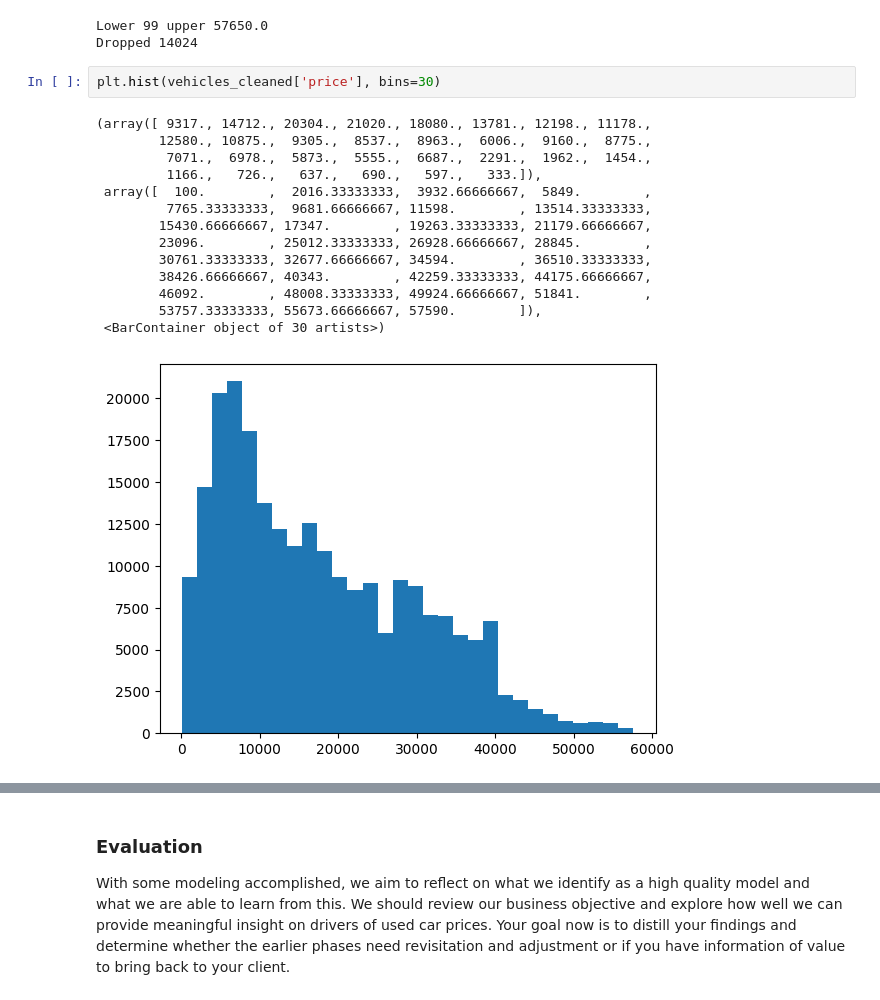
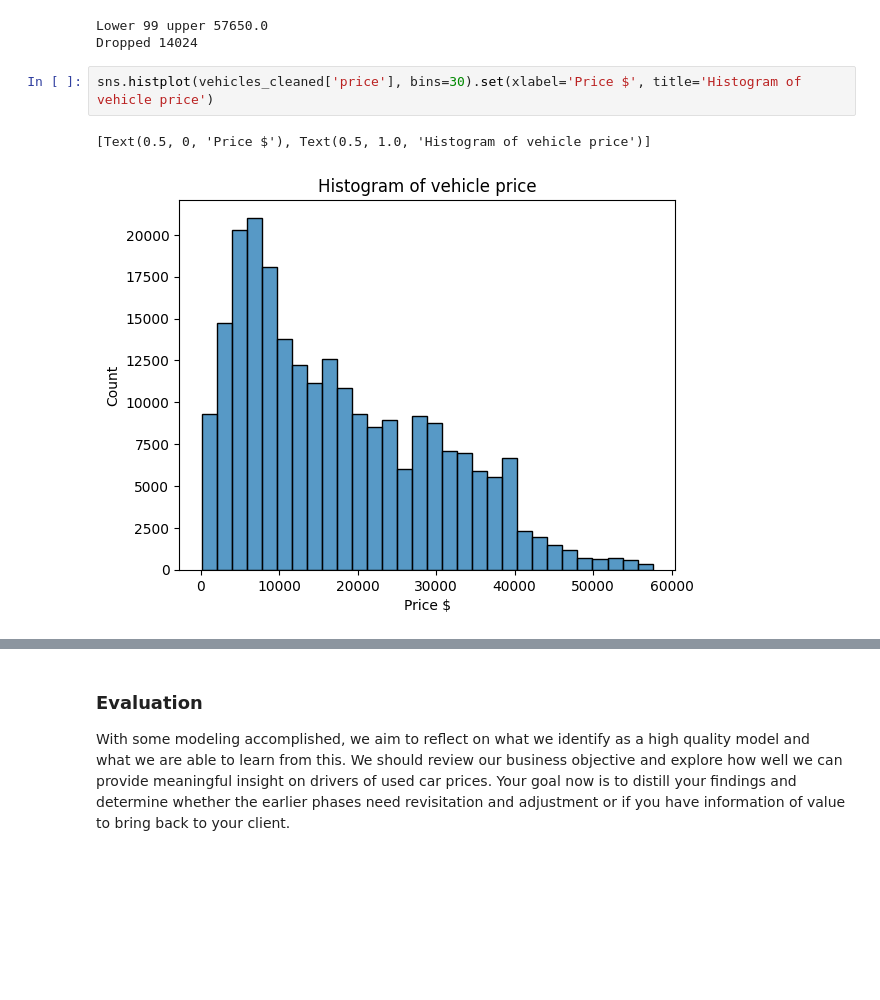
Before and after one commit to caller9/berkeley_ai_cert_module_11, a Jupyter notebook: practical_application_2.ipynb, the cells around one changed output, grey strips where cells are left out. Saved outputs shown, nothing was run; the diff lists cells and outputs as text; blank space fills up the shorter version.

```diff
--- a/practical_application_2.ipynb
+++ b/practical_application_2.ipynb
@@ -160,23 +160,11 @@ print(f"Dropped {vehicles.shape[0] - vehicles_cleaned.shape[0]}")
 # %% [output]
 Lower 99 upper 57650.0
 Dropped 14024
-# %%
-plt.hist(vehicles_cleaned['price'], bins=30)
-# %% [output]
-(array([ 9317., 14712., 20304., 21020., 18080., 13781., 12198., 11178.,
-        12580., 10875.,  9305.,  8537.,  8963.,  6006.,  9160.,  8775.,
-         7071.,  6978.,  5873.,  5555.,  6687.,  2291.,  1962.,  1454.,
-         1166.,   726.,   637.,   690.,   597.,   333.]),
- array([  100.        ,  2016.33333333,  3932.66666667,  5849.        ,
-         7765.33333333,  9681.66666667, 11598.        , 13514.33333333,
-        15430.66666667, 17347.        , 19263.33333333, 21179.66666667,
-        23096.        , 25012.33333333, 26928.66666667, 28845.        ,
-        30761.33333333, 32677.66666667, 34594.        , 36510.33333333,
-        38426.66666667, 40343.        , 42259.33333333, 44175.66666667,
-        46092.        , 48008.33333333, 49924.66666667, 51841.        ,
-        53757.33333333, 55673.66666667, 57590.        ]),
- <BarContainer object of 30 artists>)
-[figure, removed]
+# %%
+sns.histplot(vehicles_cleaned['price'], bins=30).set(xlabel='Price $', title='Histogram of vehicle price')
+# %% [output]
+[Text(0.5, 0, 'Price $'), Text(0.5, 1.0, 'Histogram of vehicle price')]
+[figure, added]
 # %%
 # Create one-hot and ordinal encoders
 print(f"Shape before transform {vehicles_cleaned.shape}")
```
Also changed, not shown: parts of 24 cells of this notebook, 1 other file.
